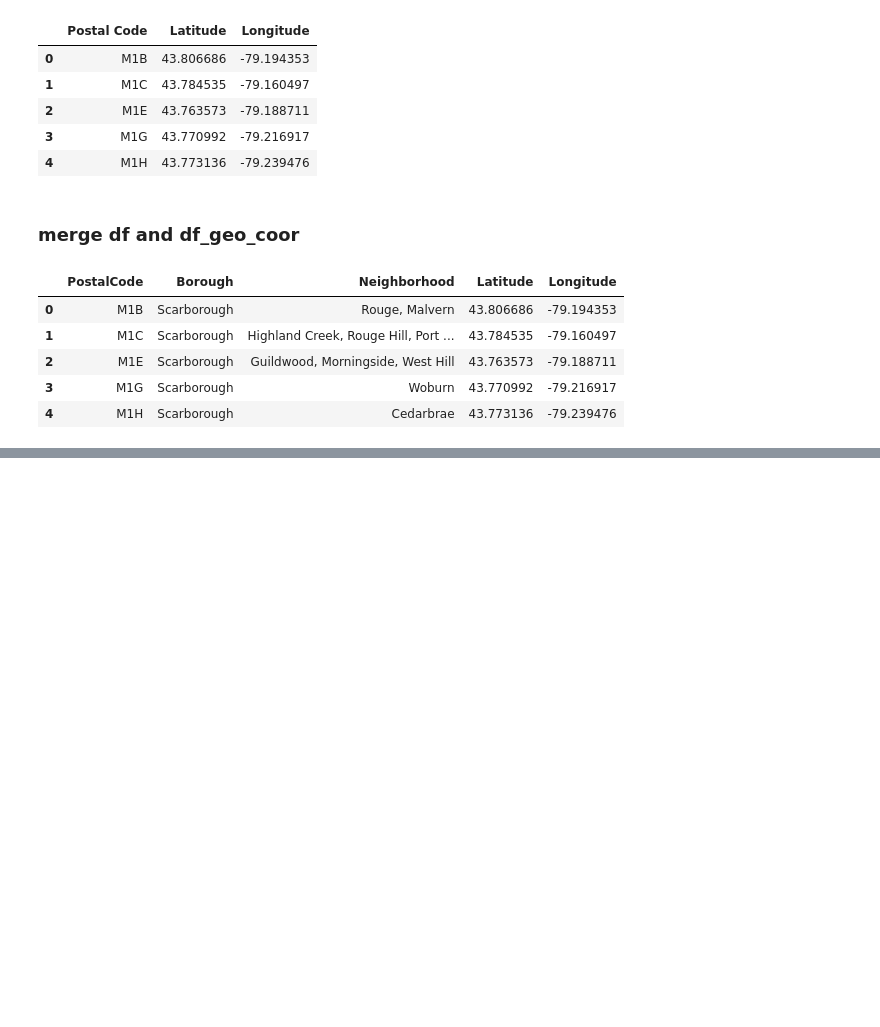
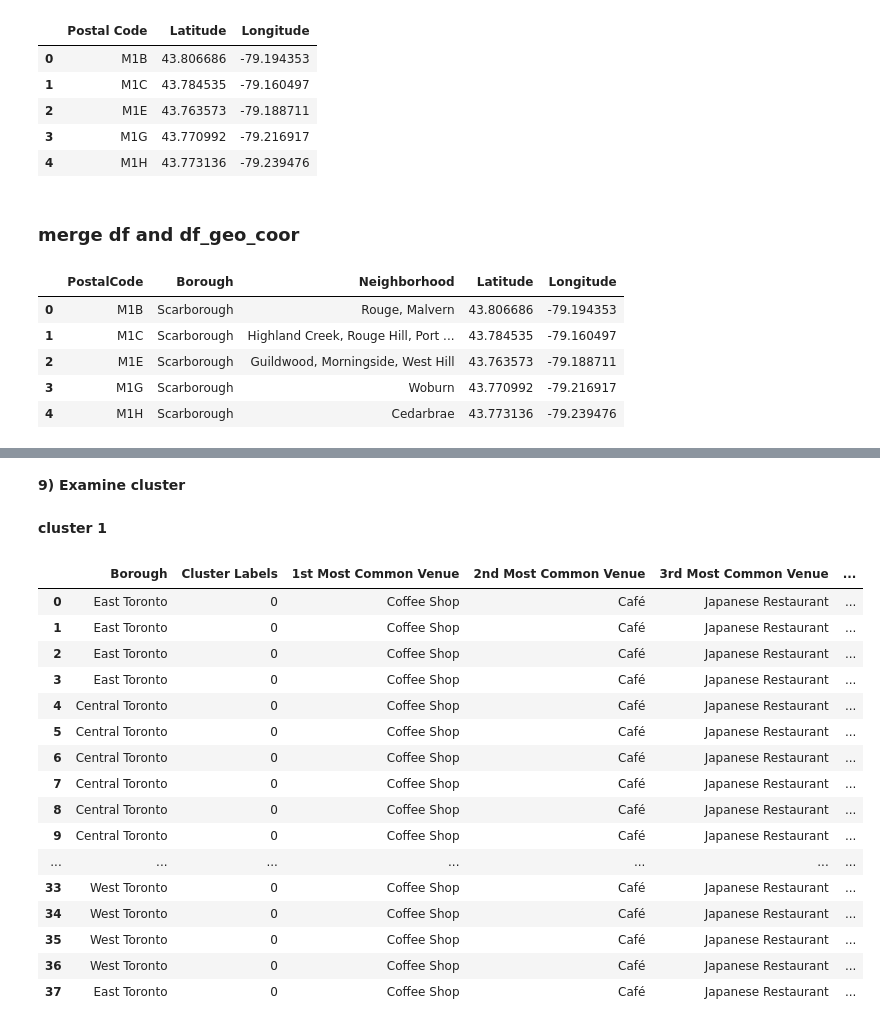
Before and after one commit to m74-patel/clustering_torronto, a Jupyter notebook: Clustering in torronto.ipynb, the cells around one changed output, grey strips where cells are left out. Drawn from its saved outputs; the diff is of its cells as text; code cells hidden in the pictures; blank space fills up the shorter version.

```diff
--- a/Clustering in torronto.ipynb
+++ b/Clustering in torronto.ipynb
@@ -125,0 +174,3 @@ df_toronto.head()
+# %%
+df_toronto_denc = df_toronto[df_toronto['Borough'].str.contains("Toronto")].reset_index(drop=True)
+df_toronto_denc.head()
@@ -125,0 +431,9 @@ df_toronto.head()
+# %%
+neighborhoods_venues_sorted1.insert(0, 'Cluster Labels', kmeans.labels_)
+
+toronto_denc_merged = df_toronto_denc
+
+# merge toronto_grouped with toronto_data to add latitude/longitude for each neighborhood
+toronto_denc_merged = toronto_denc_merged.join(neighborhoods_venues_sorted.set_index('Neighborhood'), on='Neighborhood')
+
+toronto_denc_merged.head()
@@ -125,0 +476,24 @@ df_toronto.head()
+# %% [markdown]
+<b> 9) Examine cluster
+# %% [markdown]
+<b> cluster 1</b>
+# %%
+toronto_denc_merged.loc[toronto_denc_merged['Cluster Labels'] == 0, toronto_denc_merged.columns[[1] + list(range(5, toronto_denc_merged.shape[1]))]]
+# %% [output]
+|  | Borough | Cluster Labels | 1st Most Common Venue | 2nd Most Common Venue | 3rd Most Common Venue | ... |
+| 0 | East Toronto | 0 | Coffee Shop | Café | Japanese Restaurant | ... |
+| 1 | East Toronto | 0 | Coffee Shop | Café | Japanese Restaurant | ... |
+| 2 | East Toronto | 0 | Coffee Shop | Café | Japanese Restaurant | ... |
+| 3 | East Toronto | 0 | Coffee Shop | Café | Japanese Restaurant | ... |
+| 4 | Central Toronto | 0 | Coffee Shop | Café | Japanese Restaurant | ... |
+| 5 | Central Toronto | 0 | Coffee Shop | Café | Japanese Restaurant | ... |
+| 6 | Central Toronto | 0 | Coffee Shop | Café | Japanese Restaurant | ... |
+| 7 | Central Toronto | 0 | Coffee Shop | Café | Japanese Restaurant | ... |
+| 8 | Central Toronto | 0 | Coffee Shop | Café | Japanese Restaurant | ... |
+| 9 | Central Toronto | 0 | Coffee Shop | Café | Japanese Restaurant | ... |
+| ... | ... | ... | ... | ... | ... | ... |
+| 33 | West Toronto | 0 | Coffee Shop | Café | Japanese Restaurant | ... |
+| 34 | West Toronto | 0 | Coffee Shop | Café | Japanese Restaurant | ... |
+| 35 | West Toronto | 0 | Coffee Shop | Café | Japanese Restaurant | ... |
+| 36 | West Toronto | 0 | Coffee Shop | Café | Japanese Restaurant | ... |
+| 37 | East Toronto | 0 | Coffee Shop | Café | Japanese Restaurant | ... |
```
Also changed, not shown: parts of 31 cells of this notebook.
